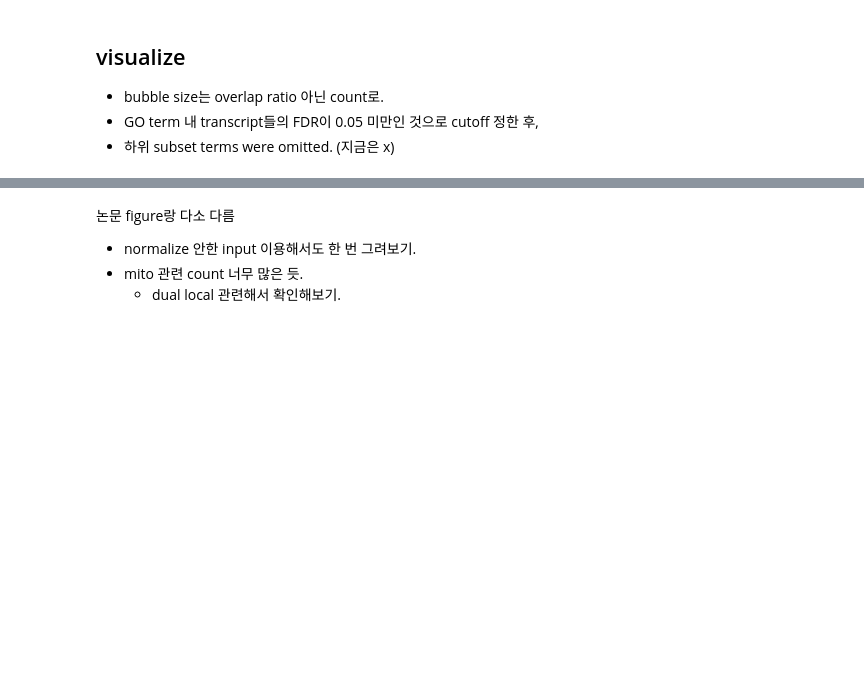
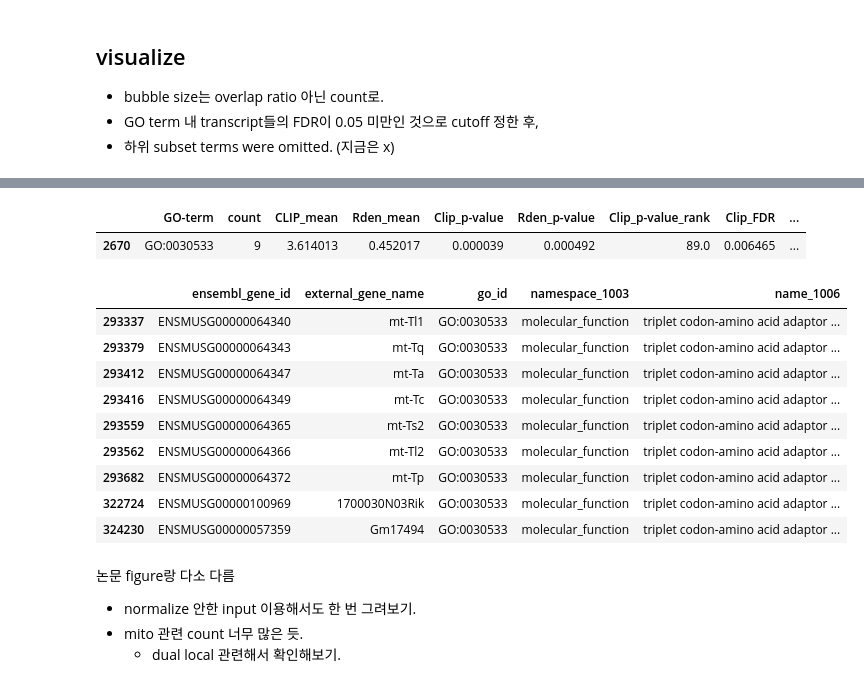
Before and after one commit to dong-gi-jang/binfo, a Jupyter notebook: Free 2/Free2_Fig5A.ipynb, the cells around one changed output, grey strips where cells are left out. Drawn from its saved outputs; the diff is of its cells as text; code cells hidden in the pictures; blank space fills up the shorter version.

```diff
--- a/Free 2/Free2_Fig5A.ipynb
+++ b/Free 2/Free2_Fig5A.ipynb
@@ -535,3 +508,24 @@ None
+# %%
+# clip enrich된 점 하나 보임.
+pltinput[pltinput['CLIP_mean']>2]
+# %% [output]
+|  | GO-term | count | CLIP_mean | Rden_mean | Clip_p-value | Rden_p-value | Clip_p-value_rank | Clip_FDR | ... |
+| 2670 | GO:0030533 | 9 | 3.614013 | 0.452017 | 0.000039 | 0.000492 | 89.0 | 0.006465 | ... |
+# %%
+mapped_nodup[mapped_nodup['go_id']=='GO:0030533']
+# mito tRNA 관련 term이었음.
+# tRNA, rRNA term 등 제거 필요한가 .?
+# %% [output]
+|  | ensembl_gene_id | external_gene_name | go_id | namespace_1003 | name_1006 |
+| 293337 | ENSMUSG00000064340 | mt-Tl1 | GO:0030533 | molecular_function | triplet codon-amino acid adaptor ... |
+| 293379 | ENSMUSG00000064343 | mt-Tq | GO:0030533 | molecular_function | triplet codon-amino acid adaptor ... |
+| 293412 | ENSMUSG00000064347 | mt-Ta | GO:0030533 | molecular_function | triplet codon-amino acid adaptor ... |
+| 293416 | ENSMUSG00000064349 | mt-Tc | GO:0030533 | molecular_function | triplet codon-amino acid adaptor ... |
+| 293559 | ENSMUSG00000064365 | mt-Ts2 | GO:0030533 | molecular_function | triplet codon-amino acid adaptor ... |
+| 293562 | ENSMUSG00000064366 | mt-Tl2 | GO:0030533 | molecular_function | triplet codon-amino acid adaptor ... |
+| 293682 | ENSMUSG00000064372 | mt-Tp | GO:0030533 | molecular_function | triplet codon-amino acid adaptor ... |
+| 322724 | ENSMUSG00000100969 | 1700030N03Rik | GO:0030533 | molecular_function | triplet codon-amino acid adaptor ... |
+| 324230 | ENSMUSG00000057359 | Gm17494 | GO:0030533 | molecular_function | triplet codon-amino acid adaptor ... |
 # %% [markdown]
 논문 figure랑 다소 다름
 
```
Also changed, not shown: parts of 9 cells of this notebook.
